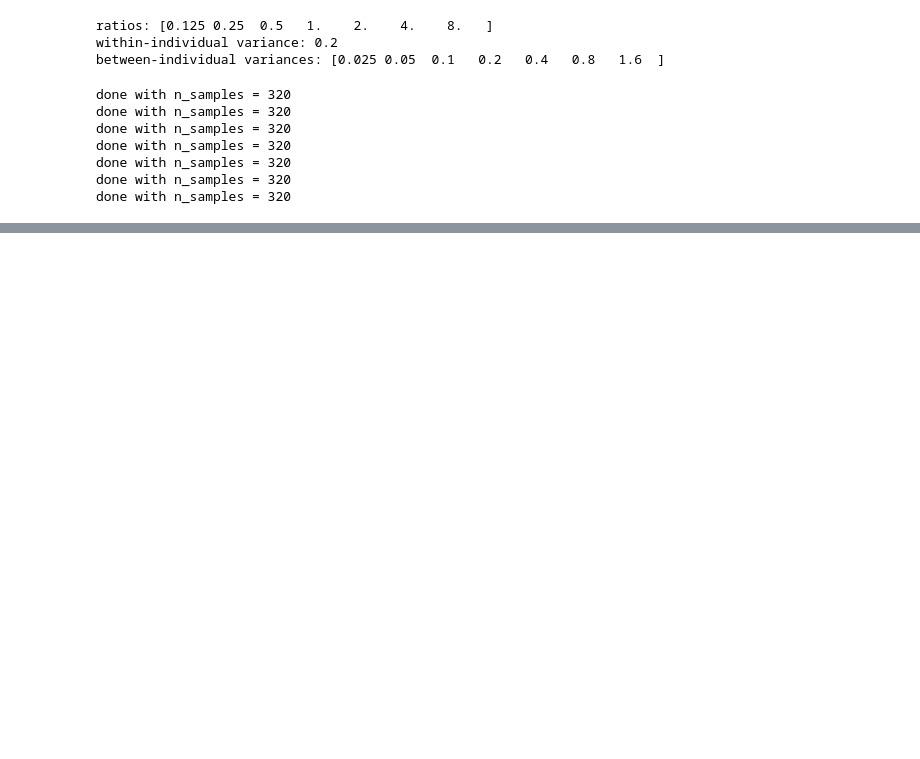
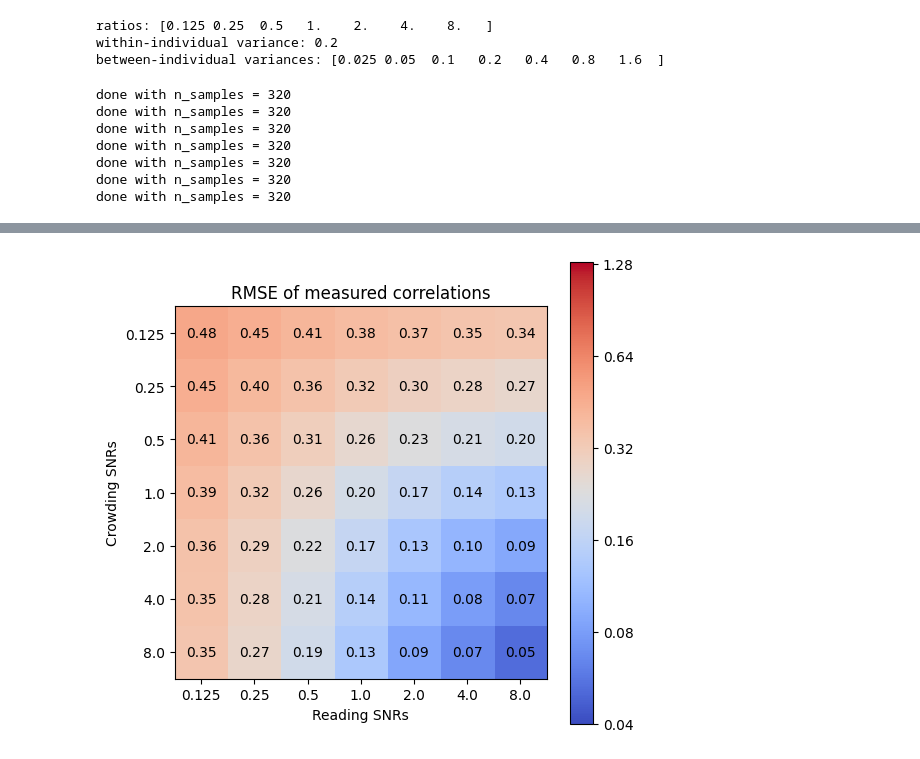
Before and after one commit to fh986/crowding-individual-difference, a Jupyter notebook: simulation_noiseCorrection_crowdingReading_testVariances.ipynb, the cells around one changed output, grey strips where cells are left out. Cells and saved outputs as stored; diff of their text form; code cells hidden in the pictures; blank space fills up the shorter version.

```diff
--- a/simulation_noiseCorrection_crowdingReading_testVariances.ipynb
+++ b/simulation_noiseCorrection_crowdingReading_testVariances.ipynb
@@ -803,0 +868,10 @@ plt.show()
+# %%
+RMSE_measured_plot_labels = def_plot_labels(title = 'RMSE of measured correlations',
+                                            x_label = 'Reading SNRs',
+                                            y_label = 'Crowding SNRs',
+                                            xticklabels = reading_label,
+                                            yticklabels = crowding_label,
+                                            cval_min = 0.04, cval_max = 1.3)
+plot_matrix(rmse_measured_mtx, RMSE_measured_plot_labels, n_ratios)
+# %% [output]
+[figure, added]
```
Also changed, not shown: parts of 31 cells of this notebook.
